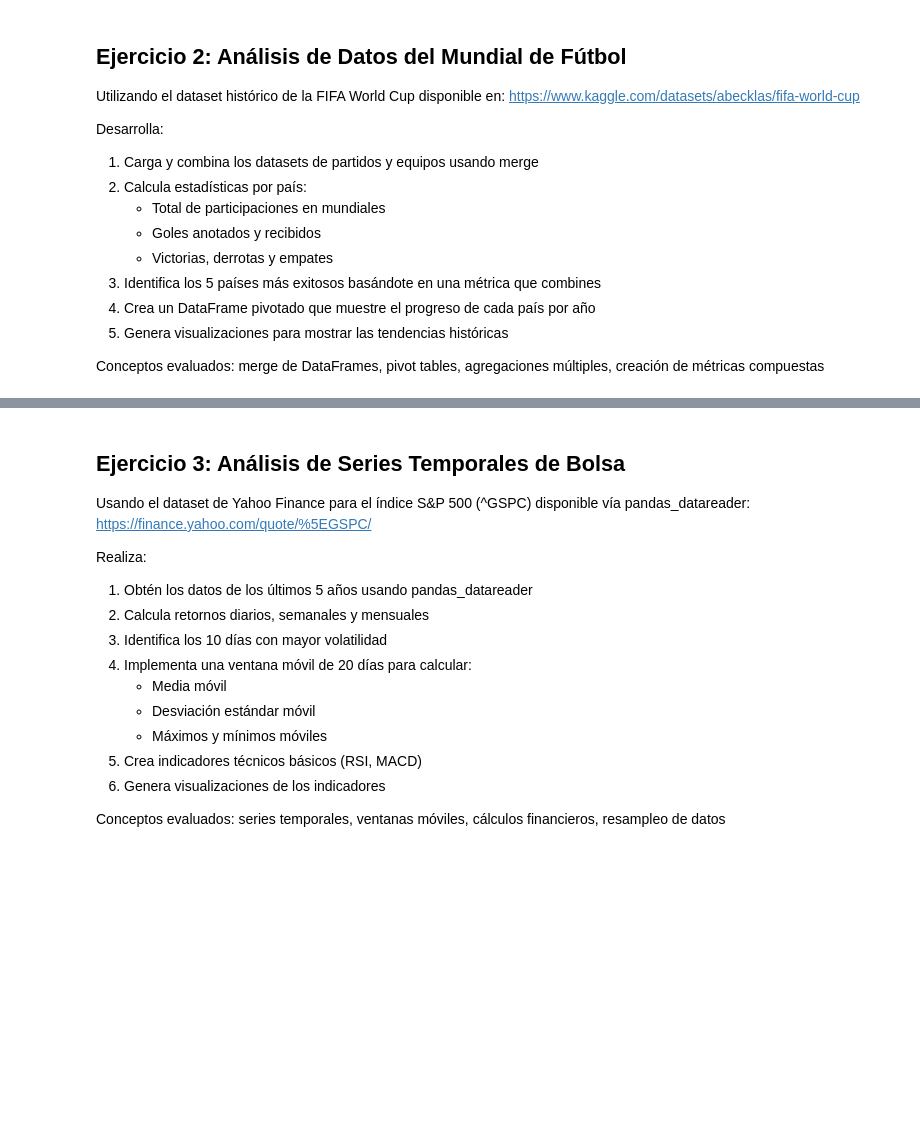
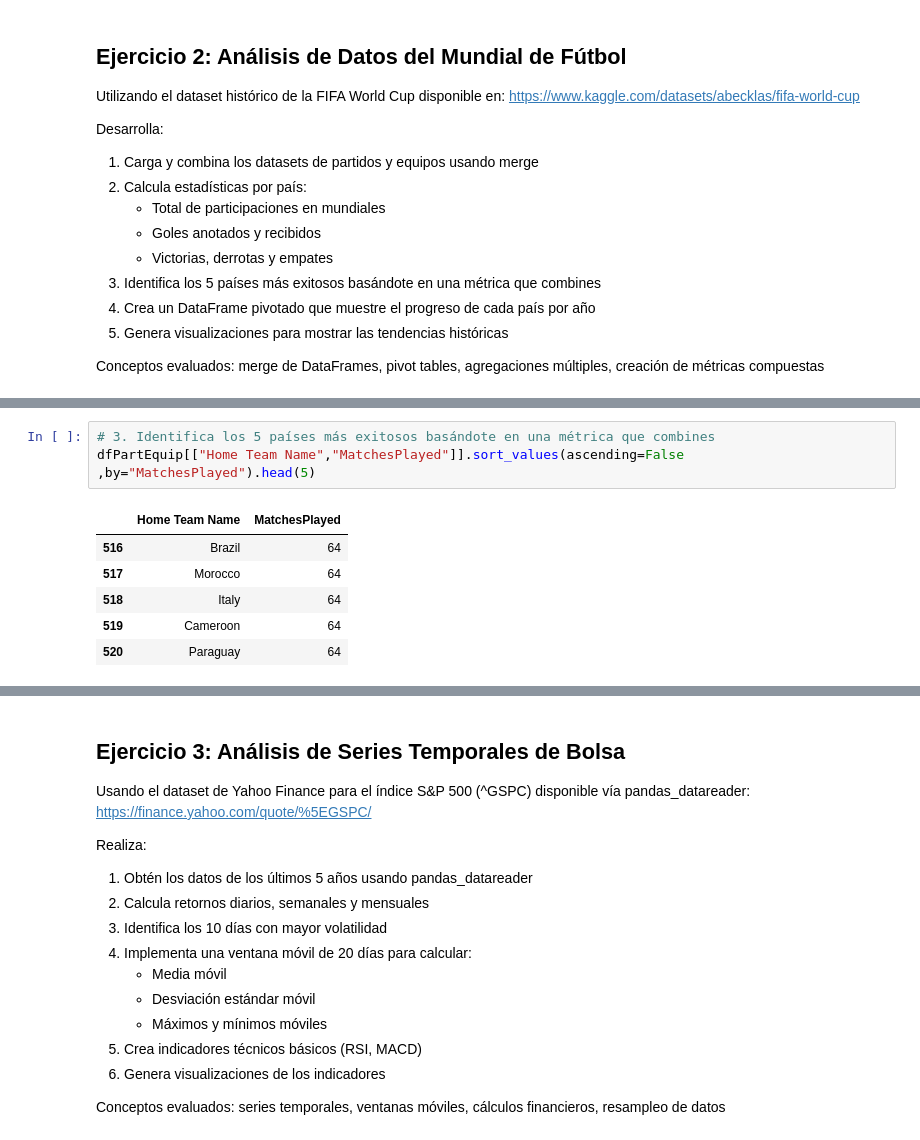
Before and after one commit to AlvaroMF02/Python, a Jupyter notebook: AlibreriasImportantes/Pandas/Enunciados-Pandas.ipynb, the cells around one changed output, grey strips where cells are left out. Saved outputs shown, nothing was run; the diff lists cells and outputs as text; blank space fills up the shorter version.

```diff
--- a/AlibreriasImportantes/Pandas/Enunciados-Pandas.ipynb
+++ b/AlibreriasImportantes/Pandas/Enunciados-Pandas.ipynb
@@ -262 +352,11 @@ print(dfFurbo.groupby('Stadium').Attendance)
+# %%
+# 3. Identifica los 5 países más exitosos basándote en una métrica que combines
+dfPartEquip[["Home Team Name","MatchesPlayed"]].sort_values(ascending=False ,by="MatchesPlayed").head(5)
+# %% [output]
+|  | Home Team Name | MatchesPlayed |
+| 516 | Brazil | 64 |
+| 517 | Morocco | 64 |
+| 518 | Italy | 64 |
+| 519 | Cameroon | 64 |
+| 520 | Paraguay | 64 |
 # %%
```
Also changed, not shown: parts of 6 cells of this notebook.
